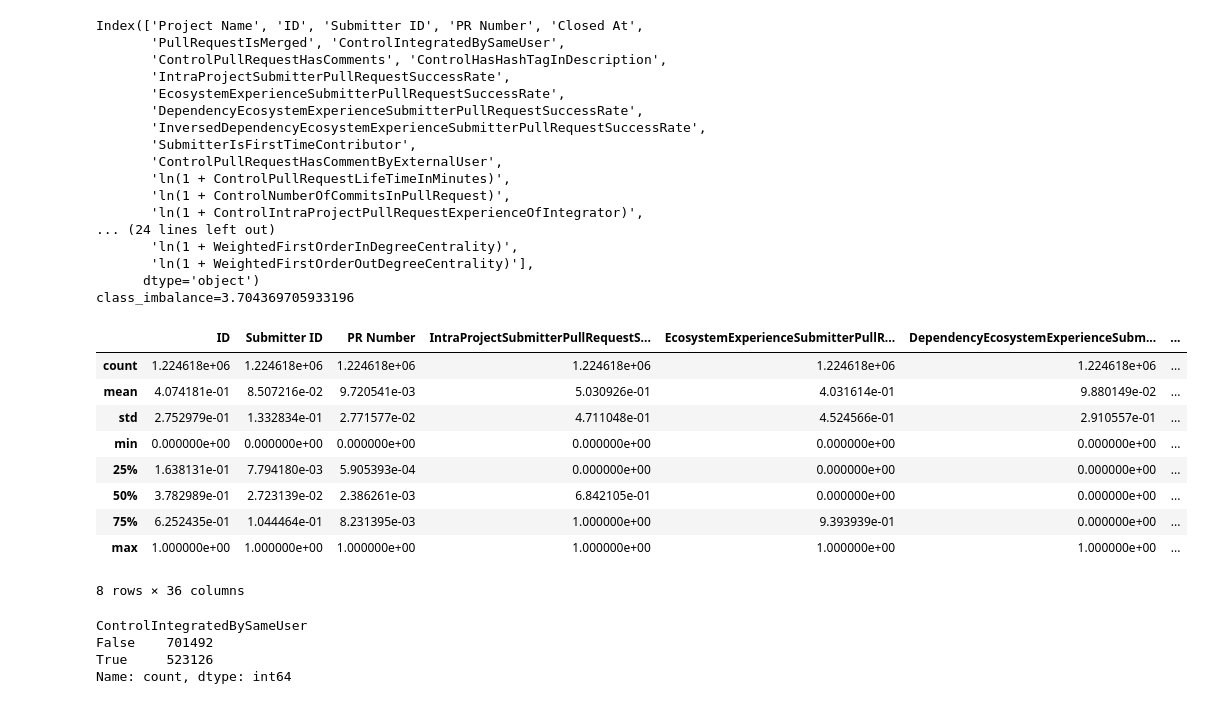
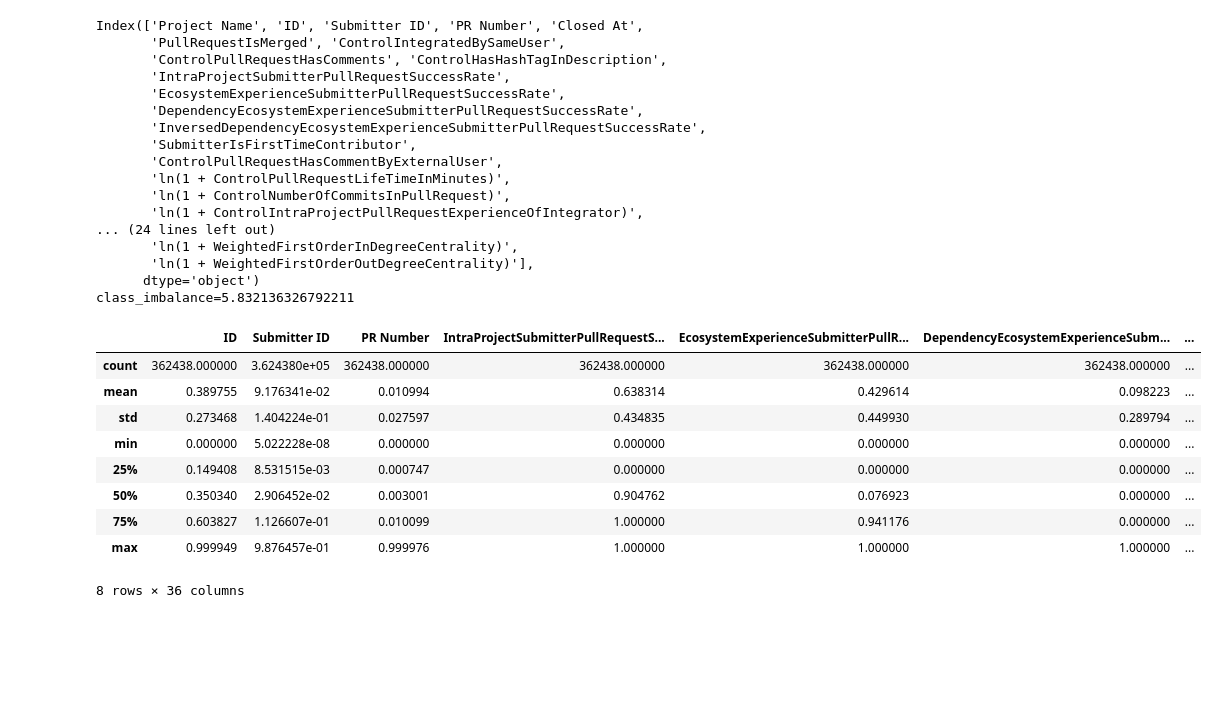
Before and after one commit to wmeijer221/msc_thesis, a Jupyter notebook: python_proj/modelling/notebooks/sandbox.ipynb, the cells around one changed output. Cells and saved outputs as stored; diff of their text form; code cells hidden in the pictures; blank space fills up the shorter version.

```diff
--- a/python_proj/modelling/notebooks/sandbox.ipynb
+++ b/python_proj/modelling/notebooks/sandbox.ipynb
@@ -9,7 +9,7 @@ import regex as re
 from python_proj.utils.util import safe_save_fig, subtract_dict, Counter
 import python_proj.utils.exp_utils as exp_utils
 
-file_name = "dataset_90_days_started_11_07_23_preprocessed"
+file_name = "dataset_90_days_started_11_07_23_shared_experience"
 base_path = exp_utils.BASE_PATH
 data_path = f'{base_path}/final_data/{file_name}.csv'
 figure_base_path = f"{base_path}/figures/modelling/{file_name}/"
@@ -34,42 +34,42 @@ independent_fields = [field for field in df.columns
                       if (field not in metadata_fields
                           and field != pr_merged_key)]
 
 df[independent_fields].describe()
 
 class_counts = df[pr_merged_key].value_counts()
 class_imbalance = class_counts[True] / class_counts[False]
 print(f'{class_imbalance=}')
 
 meta_header_count = 5
 
 df.describe()
 # %% [output]
 Index(['Project Name', 'ID', 'Submitter ID', 'PR Number', 'Closed At',
        'PullRequestIsMerged', 'ControlIntegratedBySameUser',
        'ControlPullRequestHasComments', 'ControlHasHashTagInDescription',
        'IntraProjectSubmitterPullRequestSuccessRate',
        'EcosystemExperienceSubmitterPullRequestSuccessRate',
        'DependencyEcosystemExperienceSubmitterPullRequestSuccessRate',
        'InversedDependencyEcosystemExperienceSubmitterPullRequestSuccessRate',
        'SubmitterIsFirstTimeContributor',
        'ControlPullRequestHasCommentByExternalUser',
        'ln(1 + ControlPullRequestLifeTimeInMinutes)',
        'ln(1 + ControlNumberOfCommitsInPullRequest)',
        'ln(1 + ControlIntraProjectPullRequestExperienceOfIntegrator)',
 ... (24 lines left out)
        'ln(1 + WeightedFirstOrderInDegreeCentrality)',
        'ln(1 + WeightedFirstOrderOutDegreeCentrality)'],
       dtype='object')
-class_imbalance=3.704369705933196
+class_imbalance=5.832136326792211
 |  | ID | Submitter ID | PR Number | IntraProjectSubmitterPullRequestS... | EcosystemExperienceSubmitterPullR... | DependencyEcosystemExperienceSubm... | ... |
-| count | 1.224618e+06 | 1.224618e+06 | 1.224618e+06 | 1.224618e+06 | 1.224618e+06 | 1.224618e+06 | ... |
-| mean | 4.074181e-01 | 8.507216e-02 | 9.720541e-03 | 5.030926e-01 | 4.031614e-01 | 9.880149e-02 | ... |
-| std | 2.752979e-01 | 1.332834e-01 | 2.771577e-02 | 4.711048e-01 | 4.524566e-01 | 2.910557e-01 | ... |
-| min | 0.000000e+00 | 0.000000e+00 | 0.000000e+00 | 0.000000e+00 | 0.000000e+00 | 0.000000e+00 | ... |
-| 25% | 1.638131e-01 | 7.794180e-03 | 5.905393e-04 | 0.000000e+00 | 0.000000e+00 | 0.000000e+00 | ... |
-| 50% | 3.782989e-01 | 2.723139e-02 | 2.386261e-03 | 6.842105e-01 | 0.000000e+00 | 0.000000e+00 | ... |
-| 75% | 6.252435e-01 | 1.044464e-01 | 8.231395e-03 | 1.000000e+00 | 9.393939e-01 | 0.000000e+00 | ... |
-| max | 1.000000e+00 | 1.000000e+00 | 1.000000e+00 | 1.000000e+00 | 1.000000e+00 | 1.000000e+00 | ... |
+| count | 362438.000000 | 3.624380e+05 | 362438.000000 | 362438.000000 | 362438.000000 | 362438.000000 | ... |
+| mean | 0.389755 | 9.176341e-02 | 0.010994 | 0.638314 | 0.429614 | 0.098223 | ... |
+| std | 0.273468 | 1.404224e-01 | 0.027597 | 0.434835 | 0.449930 | 0.289794 | ... |
+| min | 0.000000 | 5.022228e-08 | 0.000000 | 0.000000 | 0.000000 | 0.000000 | ... |
+| 25% | 0.149408 | 8.531515e-03 | 0.000747 | 0.000000 | 0.000000 | 0.000000 | ... |
+| 50% | 0.350340 | 2.906452e-02 | 0.003001 | 0.904762 | 0.076923 | 0.000000 | ... |
+| 75% | 0.603827 | 1.126607e-01 | 0.010099 | 1.000000 | 0.941176 | 0.000000 | ... |
+| max | 0.999949 | 9.876457e-01 | 0.999976 | 1.000000 | 1.000000 | 1.000000 | ... |
 8 rows × 36 columns
 # %%
 import copy
@@ -139,11 +139,3 @@ def create_histogram(_df: pd.DataFrame, _column: str,
 
     output_path = f"{figure_base_path}/distributions/{subfolder_name}/{_column}.png"
     safe_save_fig(output_path)
-# %%
-binary_values = df['ControlIntegratedBySameUser'].value_counts()
-print(binary_values)
-# %% [output]
-ControlIntegratedBySameUser
-False    701492
-True     523126
-Name: count, dtype: int64
```
Also changed, not shown: parts of 5 cells of this notebook, 3 other files.
